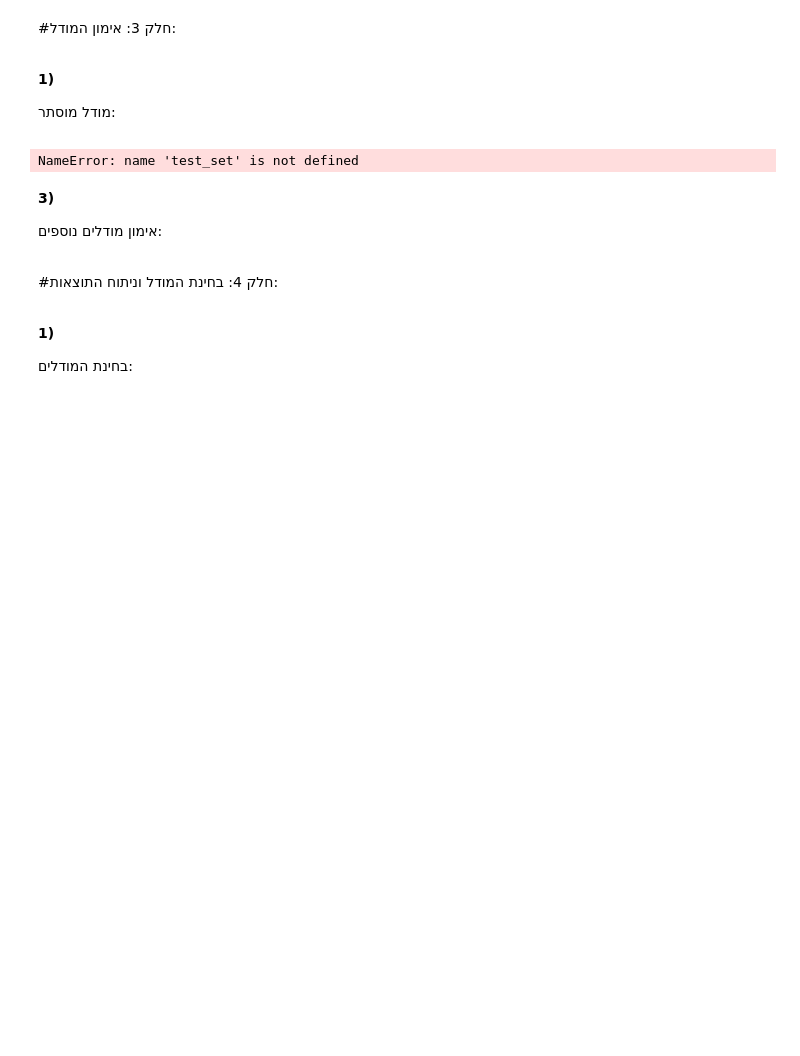
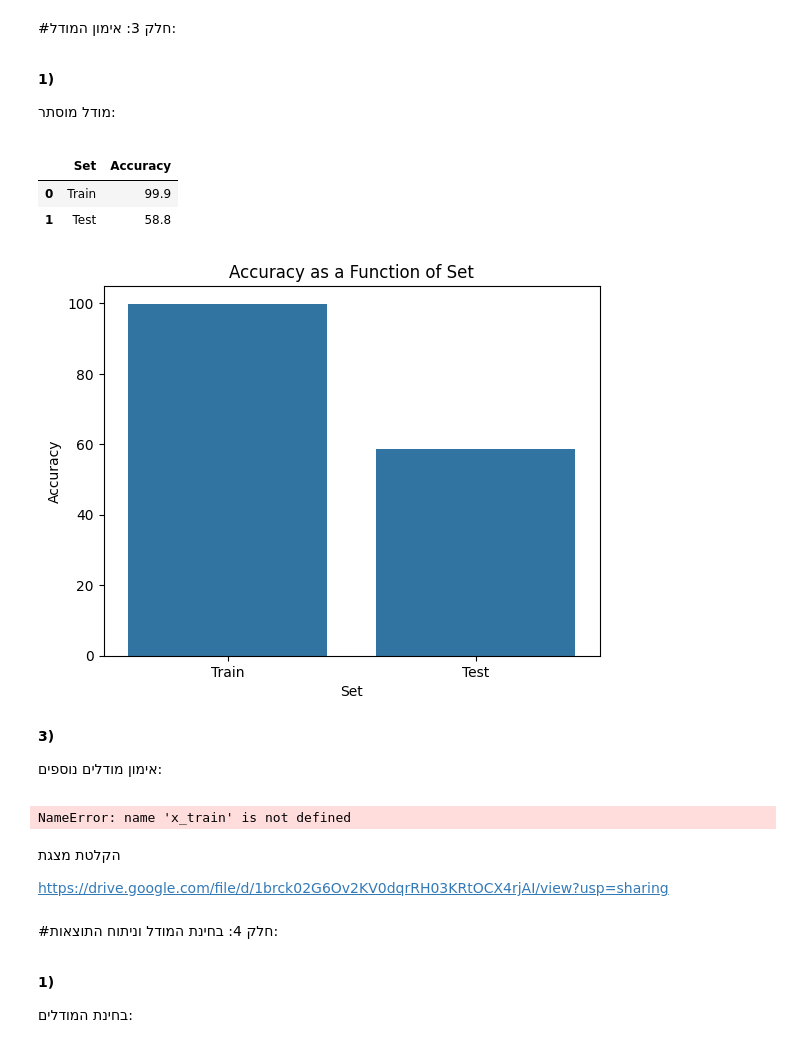
Before and after one commit to thorthor08/Thor, a Jupyter notebook: אריאל_נאוי_שלד_למחברת_סופית_לפרוייקט.ipynb, the cells around one changed output. Saved outputs shown, nothing was run; the diff lists cells and outputs as text; code cells hidden in the pictures; blank space fills up the shorter version.

```diff
--- a/אריאל_נאוי_שלד_למחברת_סופית_לפרוייקט.ipynb
+++ b/אריאל_נאוי_שלד_למחברת_סופית_לפרוייקט.ipynb
@@ -422,0 +451,11 @@ new_df
+# %%
+from sklearn.preprocessing import StandardScaler, MinMaxScaler
+
+new_df_copy = new_df.copy()
+num_columns = new_df_copy.select_dtypes(include=['number']).columns
+num_columns = new_df_copy[num_columns]
+min_max_scaler = MinMaxScaler()
+
+
+final_train = pd.DataFrame(min_max_scaler.fit_transform(num_columns), columns=num_columns.columns)
+final_train
@@ -430,0 +482,5 @@ new_df
+# %%
+standard_scaler = StandardScaler()
+final_train = pd.DataFrame(standard_scaler.fit_transform(num_columns), columns=num_columns.columns)
+final_train = final_train.join(new_df_copy['Transported'])
+final_train
@@ -440,0 +507,6 @@ new_df
+# %%
+test_set = read_csv_from_googledrive("https://drive.google.com/file/d/1r9og3oqXkLroMkIyG40gOUQkawLEbRd4/view")
+display(test_set)
+test_set_copy = test_set.copy()
+train_set = final_train.copy()
+test_set_copy.isna().any()
@@ -460,26 +606,30 @@ def read_csv_from_googledrive(url):
   return df
 
 clf = DecisionTreeClassifier()
-x=new_df.drop('Transported', axis=1)
-y=new_df['Transported']
-clf.fit(x,y)
+x = train_set.drop('Transported', axis=1)
+y = train_set['Transported']
+clf.fit(x, y)
 
+y_test = test_set['Transported']
 train_pred = clf.predict(x)
 x_test = test_set.drop('Transported', axis=1)
 test_pred = clf.predict(x_test)
-# %% [output]
-NameError: name 'test_set' is not defined
 # %%
 from sklearn.metrics import accuracy_score
 acc_df = pd.DataFrame()
-acc_df['Accuracy'] = [accuracy_score(y, train_pred), accuracy_score(y, test_pred)]
-acc_df.index = ['Train', 'Test']
-acc_df
-#sns.barplot(data=acc_df, x=acc_df)
-#plt.title("Accuracy")
-#plt.xlabel("Train")
-#plt.ylabel("Test")
-#plt.show()
+acc_df['Set'] = ['Train', 'Test']
+acc_df['Accuracy'] = [accuracy_score(y, train_pred)*100, accuracy_score(y_test, test_pred)*100]
+display(acc_df)
+sns.barplot(data=acc_df, x='Set', y='Accuracy')
+plt.title("Accuracy as a Function of Set")
+plt.xlabel("Set")
+plt.ylabel("Accuracy")
+plt.show()
+# %% [output]
+|  | Set | Accuracy |
+| 0 | Train | 99.9 |
+| 1 | Test | 58.8 |
+[figure, added]
 # %% [markdown]
 <div dir='rtl'>
 
@@ -491,3 +639,31 @@ acc_df
+# %%
+from sklearn.neighbors import KNeighborsClassifier
+from sklearn.neighbors import NearestCentroid
+
+model1 = KNeighborsClassifier(n_neighbors=3)
+model1.fit(x, y)
+k_pred = model1.predict(x_test)
+
+
+model2 = NearestCentroid()
+model2.fit(x, y)
+n_pred = model2.predict(x_test)
+acc = pd.DataFrame()
+acc['Model'] = ['KNN', 'NCC']
+acc['Accuracy'] = [accuracy_score(y_test, k_pred)*100, accuracy_score(y_test, n_pred)*100]
+display(acc)
+
+sns.barplot(data=acc, x='Model', y='Accuracy')
+plt.title("Accuracy as a Function of Model")
+plt.xlabel("Model")
+plt.ylabel("Accuracy")
+plt.show()
+# %% [output]
+NameError: name 'x_train' is not defined
+# %% [markdown]
+הקלטת מצגת
+
+https://drive.google.com/file/d/1brck02G6Ov2KV0dqrRH03KRtOCX4rjAI/view?usp=sharing
 # %% [markdown]
 <div dir='rtl'>
 
```
Also changed, not shown: parts of 20 cells of this notebook.
